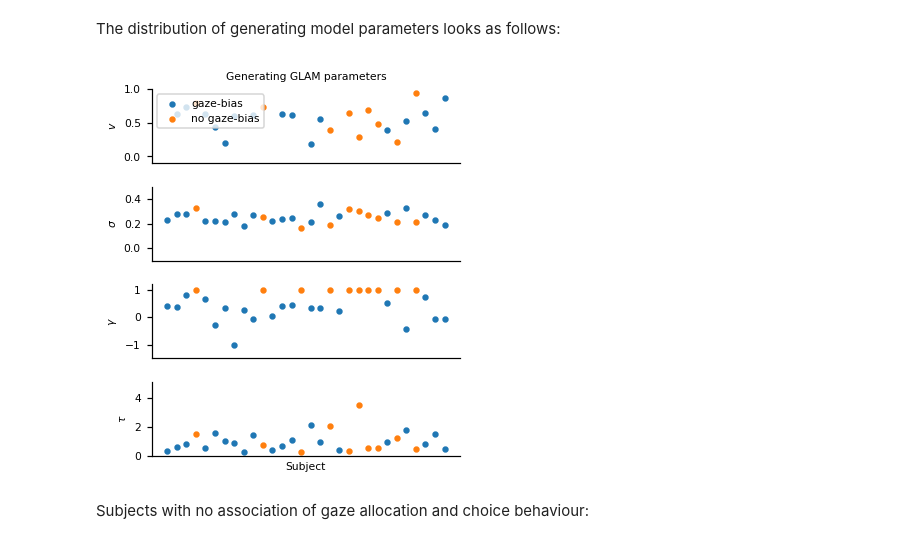
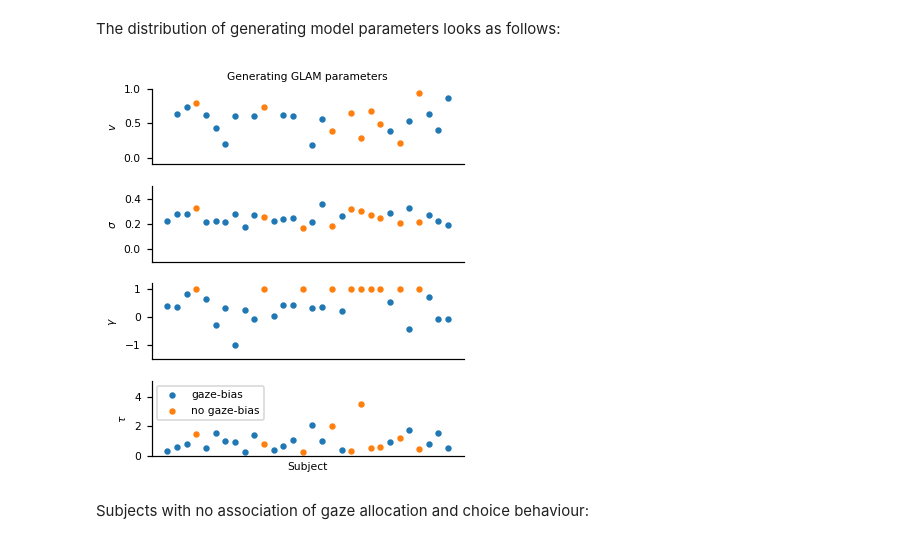
Before and after one commit to glamlab/glambox, a Jupyter notebook: Example_1_Individual_estimation.ipynb, the cells around one changed output. Cells and saved outputs as stored; diff of their text form; code cells hidden in the pictures.

Commit message:
fixing legend misplacement

```diff
--- a/Example_1_Individual_estimation.ipynb
+++ b/Example_1_Individual_estimation.ipynb
@@ -74,7 +74,6 @@ for subject_set, color, label in zip([gaze_bias_subjects,
     # v
     axs[0].scatter(subject_set,
                    gen_parameters['v'][subject_set],
-                   label=label,
                    color=color,
                    s=10)
     axs[0].set_ylabel(r'$v$', fontsize=7)
@@ -89,35 +88,36 @@ for subject_set, color, label in zip([gaze_bias_subjects,
     # gamma
     axs[2].scatter(subject_set,
                    gen_parameters['gamma'][subject_set],
                    color=color,
                    s=10)
     axs[2].set_ylabel(r'$\gamma$', fontsize=7)
 
     # tau
     axs[3].scatter(subject_set,
                    gen_parameters['tau'][subject_set],
                    color=color,
+                   label=label,
                    s=10)
     axs[3].set_ylabel(r'$\tau$', fontsize=7)
     axs[3].set_xlabel('Subject', fontsize=7)
 
 
 axs[0].set_title('Generating GLAM parameters', fontsize=7)
 axs[0].set_ylim(-0.1, 1)
 axs[1].set_ylim(-0.1, 0.5)
 axs[2].set_ylim(-1.5, 1.2)
 axs[3].set_ylim(0, 5.1)
-axs[0].legend(loc='upper left', frameon=True, fontsize=7)
+axs[-1].legend(loc='upper left', frameon=True, fontsize=7)
 for ax in axs:
     ax.spines['right'].set_visible(False)
     ax.spines['top'].set_visible(False)
     ax.tick_params(axis='both', which='major', labelsize=7)
     ax.set_xticks([])
 
 fig.tight_layout()
 fig.savefig('examples/example_1/figures/Supplementary_Figure_1_generating_parameters.png', dpi=330)
 # %% [output]
-[figure, old version]
+[figure, new version]
 # %% [markdown]
 Subjects with no association of gaze allocation and choice behaviour:
 # %%
```
Also changed, not shown: parts of 1 cell of this notebook.
